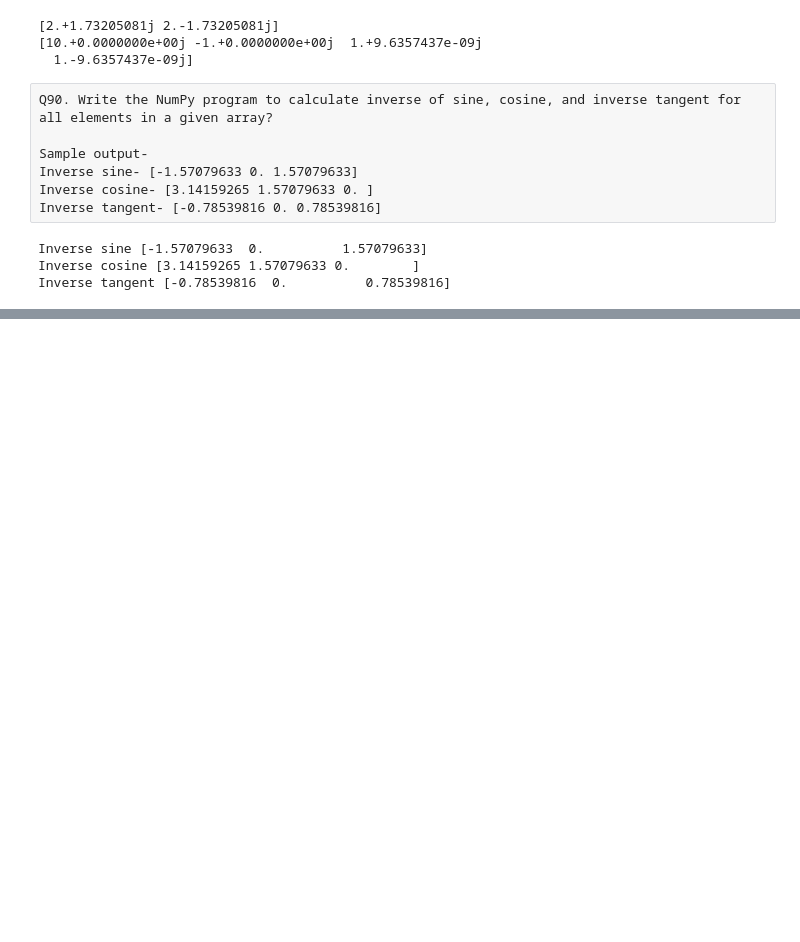
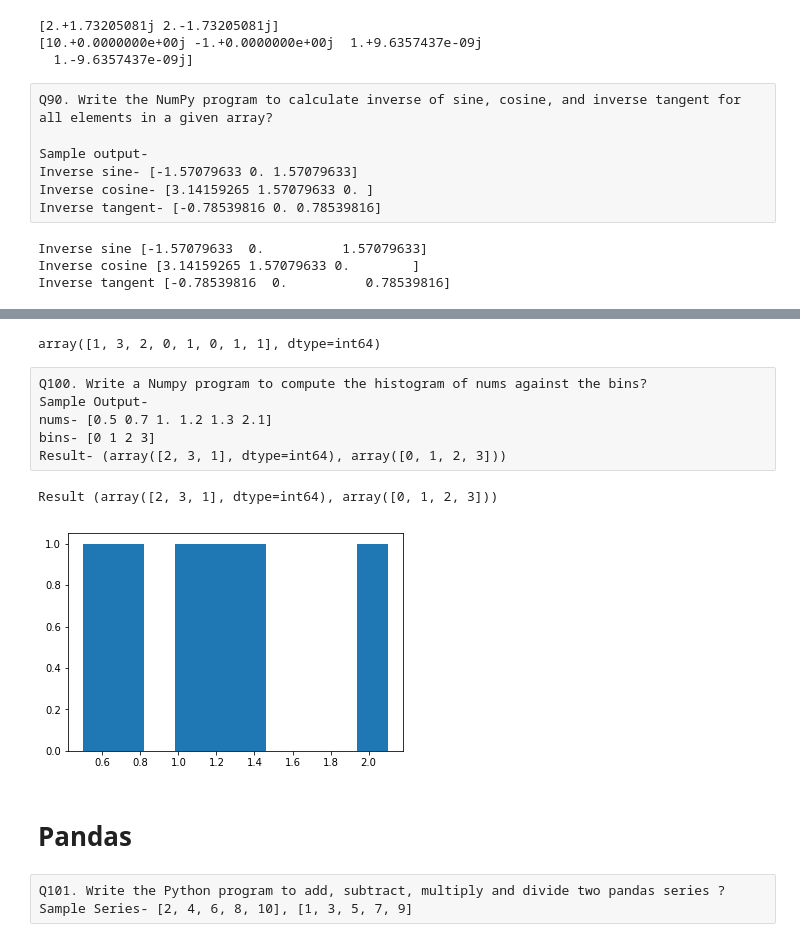
Before and after one commit to naveenkumardb/Python-Programming-Excercises, a Jupyter notebook: Python Subjective Programming Excercises.ipynb, the cells around one changed output, grey strips where cells are left out. Cells and saved outputs as stored; diff of their text form; code cells hidden in the pictures; blank space fills up the shorter version.

Commit message:
added more numpy exercises

```diff
--- a/Python Subjective Programming Excercises.ipynb
+++ b/Python Subjective Programming Excercises.ipynb
@@ -1687,0 +1844,28 @@ Inverse tangent [-0.78539816  0.          0.78539816]
+# %%
+import numpy as np
+a = np.array([0, 1, 6, 1, 4, 1, 2, 2, 7])
+np.bincount(a)
+# %% [output]
+array([1, 3, 2, 0, 1, 0, 1, 1], dtype=int64)
+# %% [raw]
+Q100. Write a Numpy program to compute the histogram of nums against the bins?
+Sample Output-
+nums- [0.5 0.7 1. 1.2 1.3 2.1]
+bins- [0 1 2 3]
+Result- (array([2, 3, 1], dtype=int64), array([0, 1, 2, 3]))
+# %%
+import numpy as np
+import matplotlib.pyplot as plt
+nums=np.array([0.5,0.7,1.,1.2,1.3,2.1])
+bins= np.array([0,1,2,3])
+print("Result",np.histogram(nums,bins=bins))
+plt.hist(nums)
+plt.show()
+# %% [output]
+Result (array([2, 3, 1], dtype=int64), array([0, 1, 2, 3]))
+[figure, added]
+# %% [markdown]
+# Pandas
+# %% [raw]
+Q101. Write the Python program to add, subtract, multiply and divide two pandas series ?
+Sample Series- [2, 4, 6, 8, 10], [1, 3, 5, 7, 9]
```
Also changed, not shown: parts of 28 cells of this notebook.
